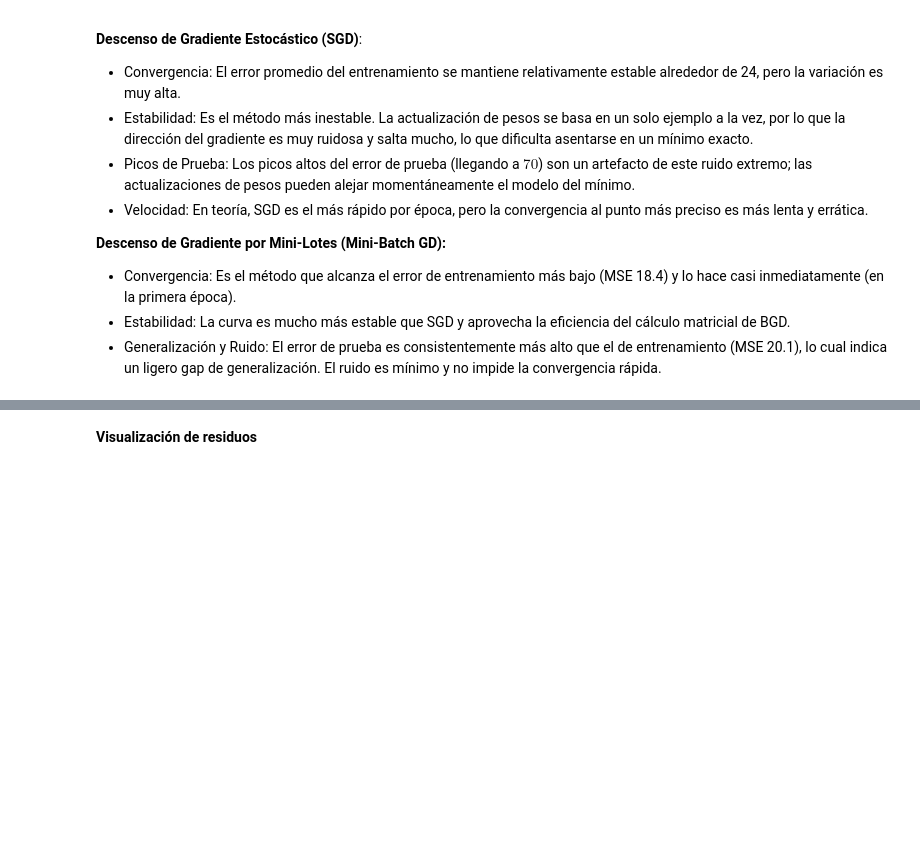
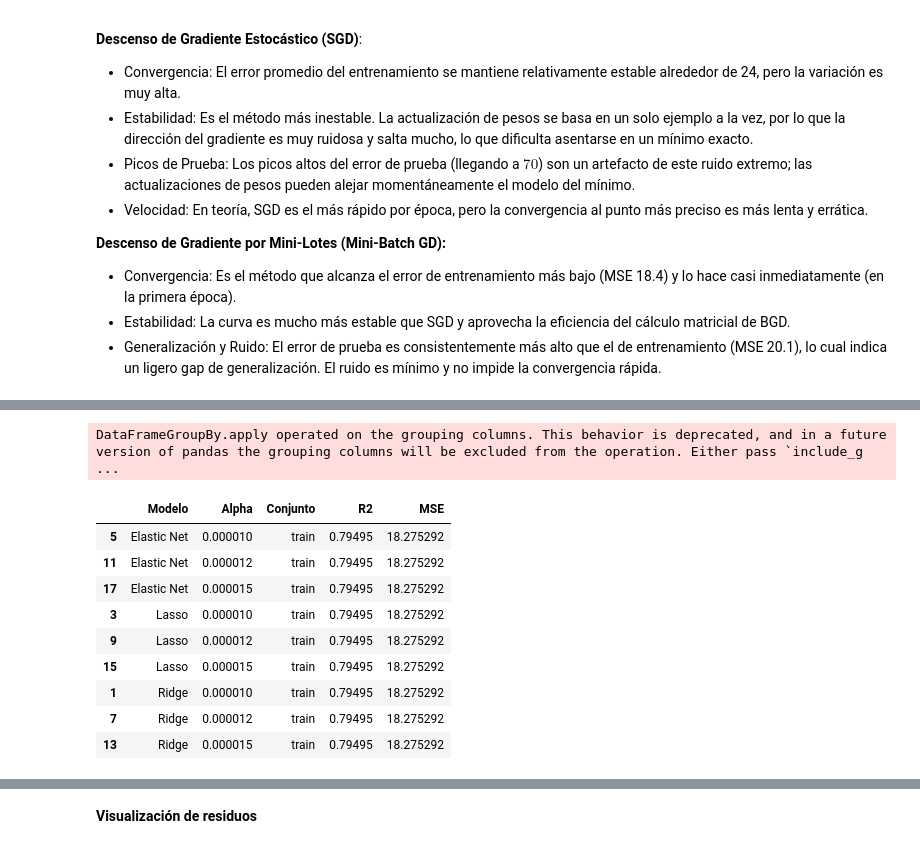
Before and after one commit to CaroRuiz92/AA1-TUIA-2025C2-Ruiz-Quispe, a Jupyter notebook: TP-Regresion-AA1-2025C1.ipynb, the cells around one changed output, grey strips where cells are left out. Cells and saved outputs as stored; diff of their text form; code cells hidden in the pictures; blank space fills up the shorter version.

```diff
--- a/TP-Regresion-AA1-2025C1.ipynb
+++ b/TP-Regresion-AA1-2025C1.ipynb
@@ -1041,0 +965,23 @@ Influencia de l1_ratio: al variar l1_ratio, se puede ver cómo la combinación d
+# %%
+def metricas_conj(df, conj):
+    metricas = df[df['Conjunto'] == conj].copy()
+
+    mejores_3 = metricas.groupby('Modelo', group_keys=False).apply(
+    # Para cada modelo, selecciona las 3 filas con el R2 más alto
+    lambda x: x.nlargest(3, 'R2'))
+
+    return mejores_3
+# %%
+metricas_conj(df_results, 'train')
+# %% [output]
+DataFrameGroupBy.apply operated on the grouping columns. This behavior is deprecated, and in a future version of pandas the grouping columns will be excluded from the operation. Either pass `include_g ...
+|  | Modelo | Alpha | Conjunto | R2 | MSE |
+| 5 | Elastic Net | 0.000010 | train | 0.79495 | 18.275292 |
+| 11 | Elastic Net | 0.000012 | train | 0.79495 | 18.275292 |
+| 17 | Elastic Net | 0.000015 | train | 0.79495 | 18.275292 |
+| 3 | Lasso | 0.000010 | train | 0.79495 | 18.275292 |
+| 9 | Lasso | 0.000012 | train | 0.79495 | 18.275292 |
+| 15 | Lasso | 0.000015 | train | 0.79495 | 18.275292 |
+| 1 | Ridge | 0.000010 | train | 0.79495 | 18.275292 |
+| 7 | Ridge | 0.000012 | train | 0.79495 | 18.275292 |
+| 13 | Ridge | 0.000015 | train | 0.79495 | 18.275292 |
```
Also changed, not shown: parts of 22 cells of this notebook.
